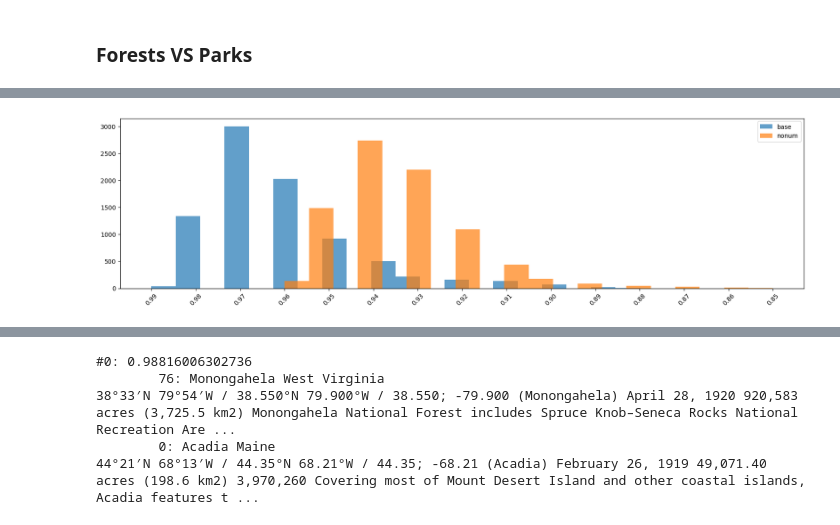
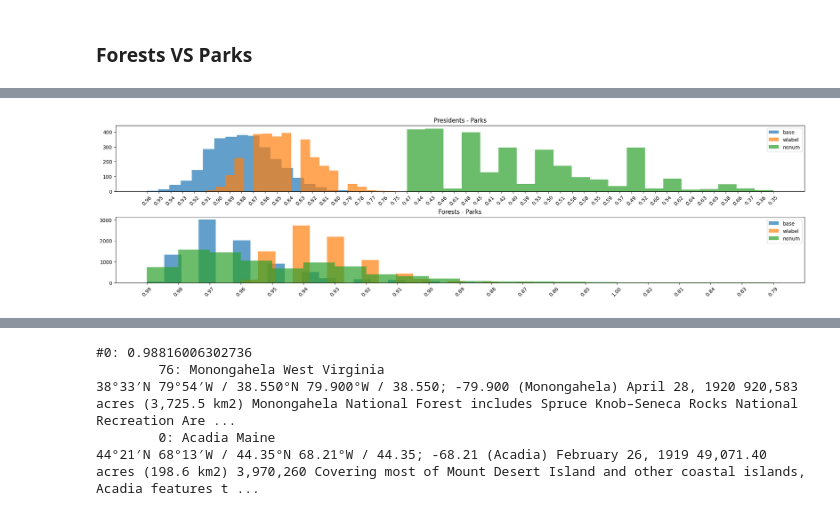
Before and after one commit to nanni00/datalake-table-finder, a Jupyter notebook: src/notebooks/fasttext/presidents_forests_parks.ipynb, the cells around one changed output, grey strips where cells are left out. Drawn from its saved outputs; the diff is of its cells as text; code cells hidden in the pictures.

Commit message:
still analyses and graphs

```diff
--- a/src/notebooks/fasttext/presidents_forests_parks.ipynb
+++ b/src/notebooks/fasttext/presidents_forests_parks.ipynb
@@ -116,11 +116,11 @@ for title, data, ax in zip(('Presidents - Parks', 'Forests - Parks'), (m_pres_vs
         bins=bins,
         label=['base', 'wlabel', 'nonum'],
         align='left',
-        weights=[   # y-axis in [0-1]
-            np.ones_like(data['cosine similarity']) / data['cosine similarity'].shape[0],
-            np.ones_like(data['cosine similarity_wlabel']) / data['cosine similarity_wlabel'].shape[0],
-            np.ones_like(data['cosine similarity_nonum']) / data['cosine similarity_nonum'].shape[0]
-            ]
+        #weights=[   # y-axis in [0-1]
+        #    np.ones_like(data['cosine similarity']) / data['cosine similarity'].shape[0],
+        #    np.ones_like(data['cosine similarity_wlabel']) / data['cosine similarity_wlabel'].shape[0],
+        #    np.ones_like(data['cosine similarity_nonum']) / data['cosine similarity_nonum'].shape[0]
+        #]
     )
     ax.set_title(title)
     ax.legend()
@@ -222,10 +187,16 @@ presidency
 # %% [markdown]
 ### Forests VS Parks
 # %%
-m = pd.merge(
-    compare_embeddings_of(forests_df, parks_df, tabenc, 'rows'),
-    compare_embeddings_of(forests_df, parks_df, tabenc, 'rows', add_label=True),
-    on=['R1', 'R2'],
-    suffixes=['', '_wlabel']
+m_fp = pd.merge(
+        pd.merge(
+            compare_embeddings_of(forests_df, parks_df, tabenc, 'rows'),
+            compare_embeddings_of(forests_df, parks_df, tabenc, 'rows', add_label=True),
+            on=['R1', 'R2'],
+            suffixes=['', '-wlabel']
+        ),
+        compare_embeddings_of(forests_df, parks_df, tabenc, 'rows', keepnumbers=False),
+        on=['R1', 'R2'],
+        suffixes=['', '-nonum']
 )
-m['delta'] = (m['cosine similarity'] - m['cosine similarity_wlabel']).apply(lambda x: format(x, ".3f"))
+m_fp['delta1'] = (m_fp['cosine similarity'] - m_fp['cosine similarity-wlabel']).apply(lambda x: format(x, ".3f"))
+m_fp['delta2'] = (m_fp['cosine similarity'] - m_fp['cosine similarity-nonum']).apply(lambda x: format(x, ".3f"))
@@ -248,9 +219,14 @@ m
 # %%
-plt.figure(figsize=(20, 5))
-plt.hist(m['cosine similarity'].apply(lambda x: format(x, '.2f')).values, label='base', bins=20, alpha=.7)
-plt.hist(m['cosine similarity_wlabel'].apply(lambda x: format(x, '.2f')).values, label='nonum', bins=20, alpha=.7)
-plt.xticks(rotation=45)
-plt.legend()
+fig, axis = plt.subplots(2, 1, figsize=(20, 5))
+fig.tight_layout(h_pad=3)
+
+for title, data, ax in zip(('Presidents - Parks', 'Forests - Parks'), (m_pp, m_fp), axis):
+    ax.hist(data['cosine similarity'].apply(lambda x: format(x, '.2f')).values, label='base', bins=20, alpha=.7)
+    ax.hist(data['cosine similarity-wlabel'].apply(lambda x: format(x, '.2f')).values, label='wlabel', bins=20, alpha=.7)
+    ax.hist(data['cosine similarity-nonum'].apply(lambda x: format(x, '.2f')).values, label='nonum', bins=20, alpha=.7)
+    ax.set_xticklabels(ax.get_xticklabels(), rotation=45)
+    ax.set_title(title)
+    ax.legend()
 plt.show()
 # %% [output]
-[figure, old version]
+[figure, new version]
```
Also changed, not shown: parts of 16 cells of this notebook, 1 other file.
